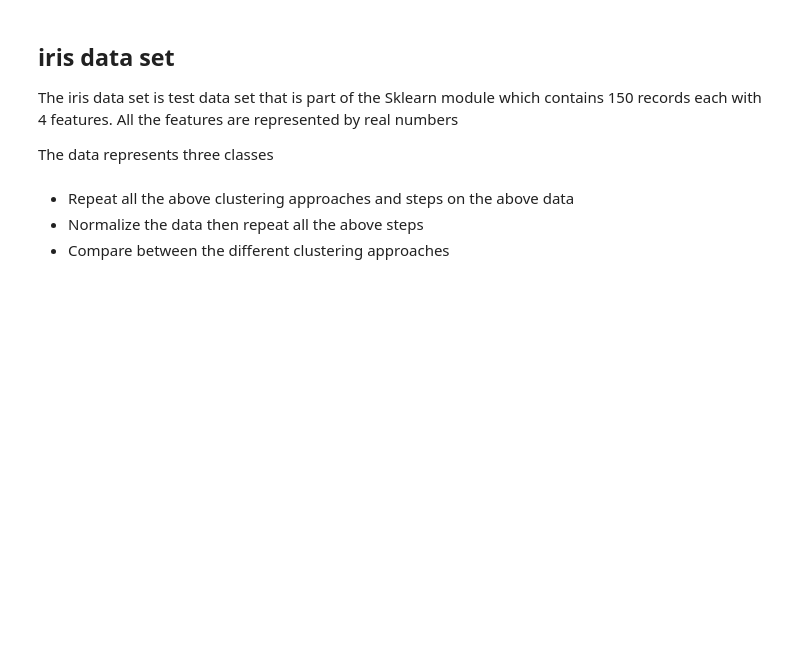
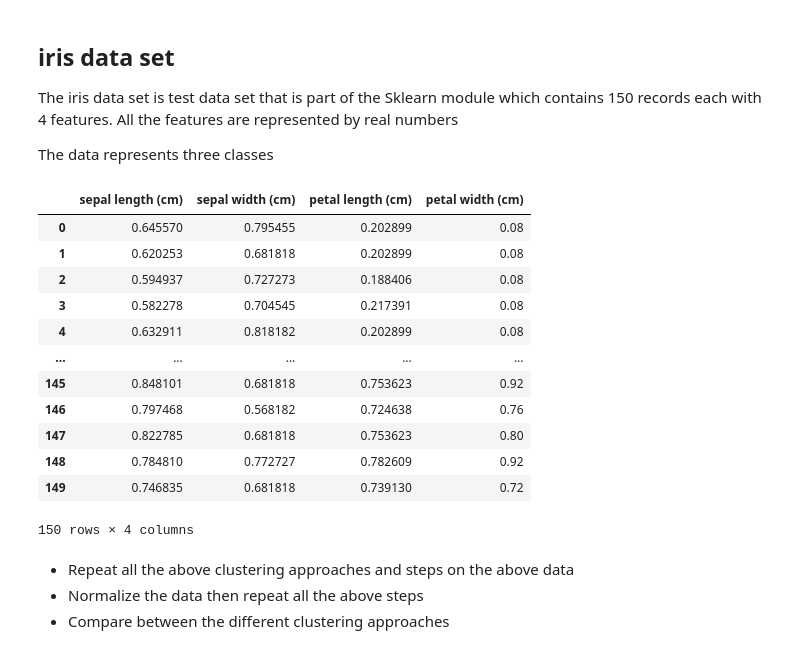
Before and after one commit to ahmednadr/guc-clustering-notebook, a Jupyter notebook: Clustering Project.ipynb, the cells around one changed output. Cells and saved outputs as stored; diff of their text form; code cells hidden in the pictures; blank space fills up the shorter version.

```diff
--- a/Clustering Project.ipynb
+++ b/Clustering Project.ipynb
@@ -343,3 +340,23 @@ iris_data = load_iris()["data"]
+# %%
+from sklearn.datasets import load_iris
+iris_data = load_iris()
+iris_data_df = df = pd.DataFrame(data=iris_data.data, columns=iris_data.feature_names)
+iris_data = iris_data["data"]
+normalize(iris_data_df,["sepal length (cm)","sepal width (cm)","petal length (cm)","petal width (cm)"])
+# %% [output]
+|  | sepal length (cm) | sepal width (cm) | petal length (cm) | petal width (cm) |
+| 0 | 0.645570 | 0.795455 | 0.202899 | 0.08 |
+| 1 | 0.620253 | 0.681818 | 0.202899 | 0.08 |
+| 2 | 0.594937 | 0.727273 | 0.188406 | 0.08 |
+| 3 | 0.582278 | 0.704545 | 0.217391 | 0.08 |
+| 4 | 0.632911 | 0.818182 | 0.202899 | 0.08 |
+| ... | ... | ... | ... | ... |
+| 145 | 0.848101 | 0.681818 | 0.753623 | 0.92 |
+| 146 | 0.797468 | 0.568182 | 0.724638 | 0.76 |
+| 147 | 0.822785 | 0.681818 | 0.753623 | 0.80 |
+| 148 | 0.784810 | 0.772727 | 0.782609 | 0.92 |
+| 149 | 0.746835 | 0.681818 | 0.739130 | 0.72 |
+150 rows × 4 columns
 # %% [markdown]
 * Repeat all the above clustering approaches and steps on the above data
 * Normalize the data then repeat all the above steps
```
Also changed, not shown: parts of 1 cell of this notebook.
